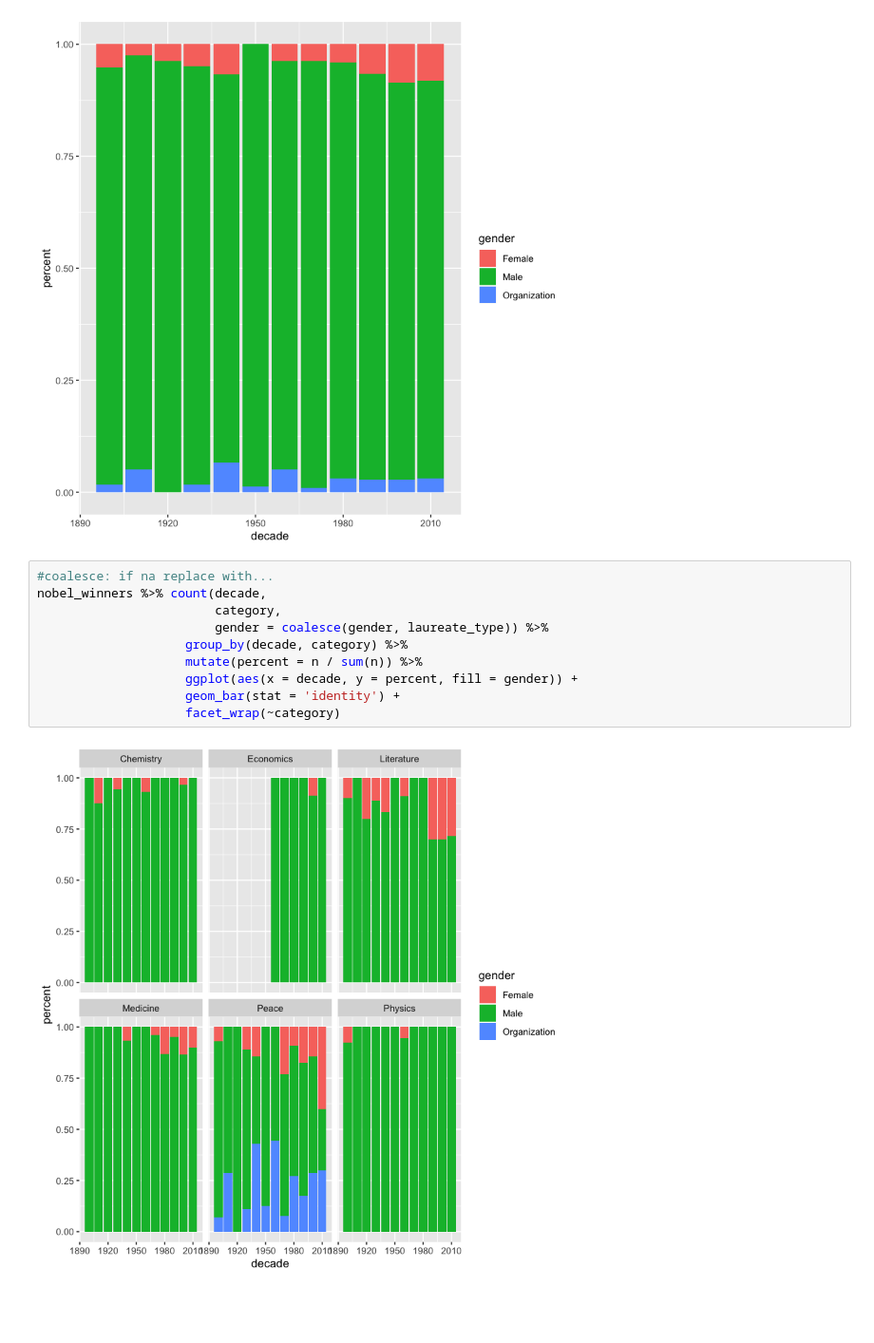
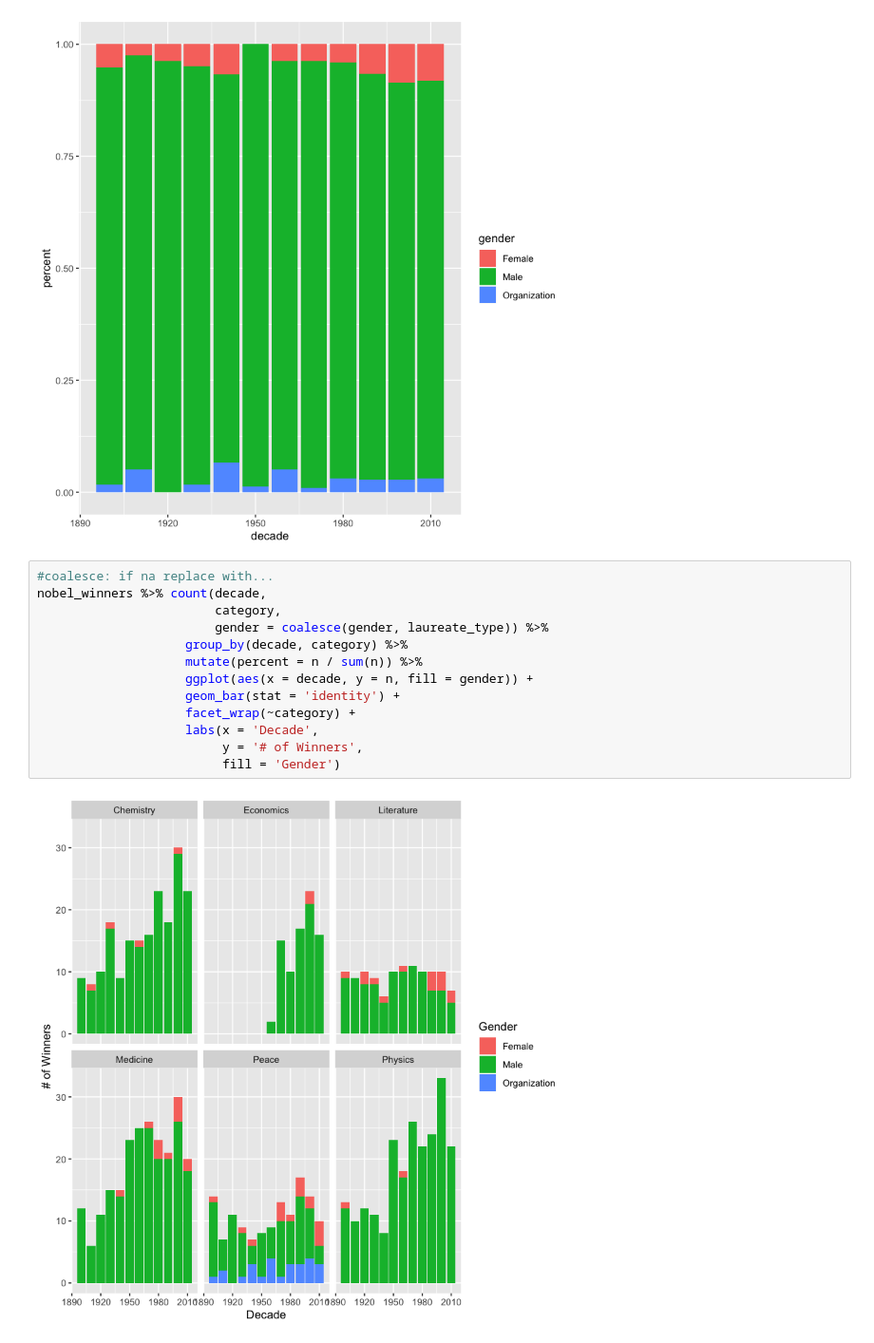
Before and after one commit to notblank/Curso-Stat-Public, a Jupyter notebook: Cursos/Curso_07_Data_Viz_1.ipynb, the cells around one changed output. Shown: that part at 95% size. Drawn from its saved outputs; the diff is of its cells as text; blank space fills up the shorter version.

```diff
--- a/Cursos/Curso_07_Data_Viz_1.ipynb
+++ b/Cursos/Curso_07_Data_Viz_1.ipynb
@@ -397,12 +417,15 @@ nobel_winners %>% count(decade,
 # %%
 #coalesce: if na replace with...
 nobel_winners %>% count(decade,
                         category,
                         gender = coalesce(gender, laureate_type)) %>%
                     group_by(decade, category) %>%
                     mutate(percent = n / sum(n)) %>%
-                    ggplot(aes(x = decade, y = percent, fill = gender)) +
+                    ggplot(aes(x = decade, y = n, fill = gender)) +
                     geom_bar(stat = 'identity') +
-                    facet_wrap(~category)
+                    facet_wrap(~category) +
+                    labs(x = 'Decade',
+                         y = '# of Winners',
+                         fill = 'Gender')
 # %% [output]
-[figure, old version]
+[figure, new version]
```
Also changed, not shown: parts of 9 cells of this notebook, 1 other file.
